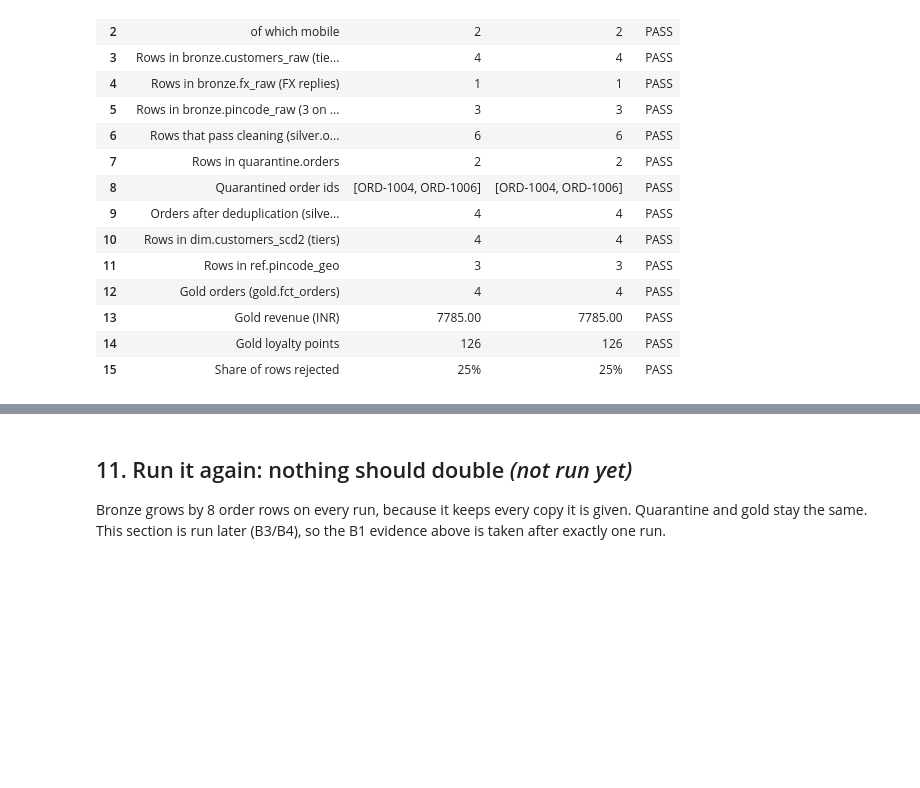
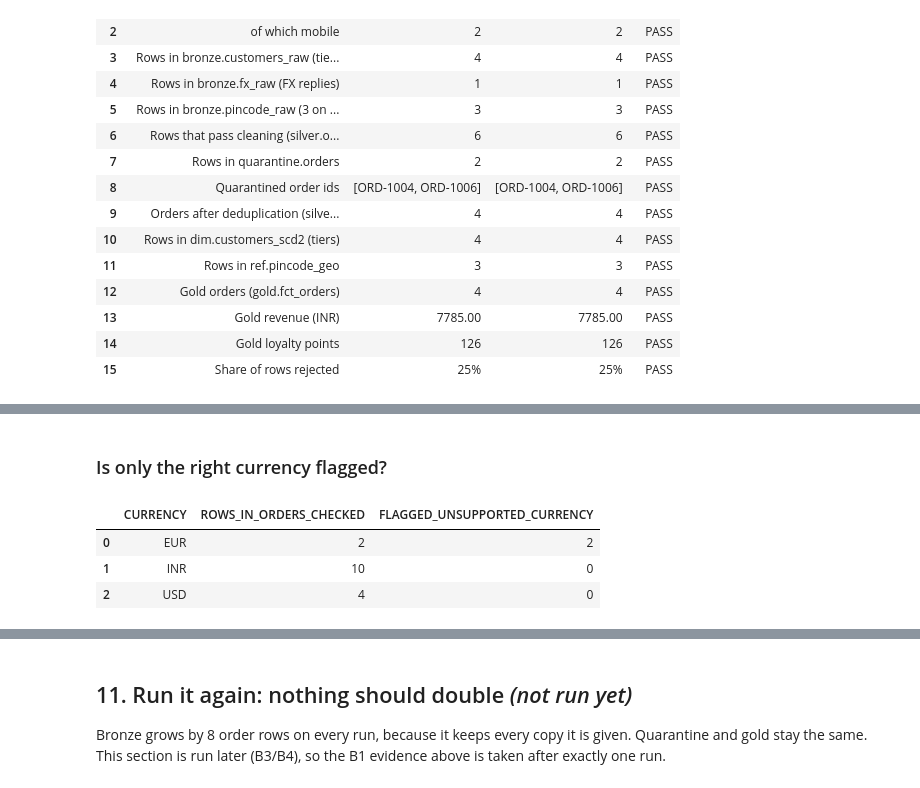
Before and after one commit to Ravikumar-2016/freshcart-pipelines, a Jupyter notebook: elt/freshcart_elt.ipynb, the cells around one changed output, grey strips where cells are left out. Saved outputs shown, nothing was run; the diff lists cells and outputs as text; code cells hidden in the pictures; blank space fills up the shorter version.

```diff
--- a/elt/freshcart_elt.ipynb
+++ b/elt/freshcart_elt.ipynb
@@ -269,0 +375,13 @@ result
+# %% [markdown]
+### Is only the right currency flagged?
+# %%
+fc.show("""
+SELECT currency, COUNT(*) AS rows_in_orders_checked,
+       COUNT_IF(ARRAY_CONTAINS('unsupported_currency'::VARIANT, reasons)) AS flagged_unsupported_currency
+FROM silver.orders_checked GROUP BY currency ORDER BY currency
+""")
+# %% [output]
+|  | CURRENCY | ROWS_IN_ORDERS_CHECKED | FLAGGED_UNSUPPORTED_CURRENCY |
+| 0 | EUR | 2 | 2 |
+| 1 | INR | 10 | 0 |
+| 2 | USD | 4 | 0 |
```
Also changed, not shown: parts of 11 cells of this notebook, 6 other files.
